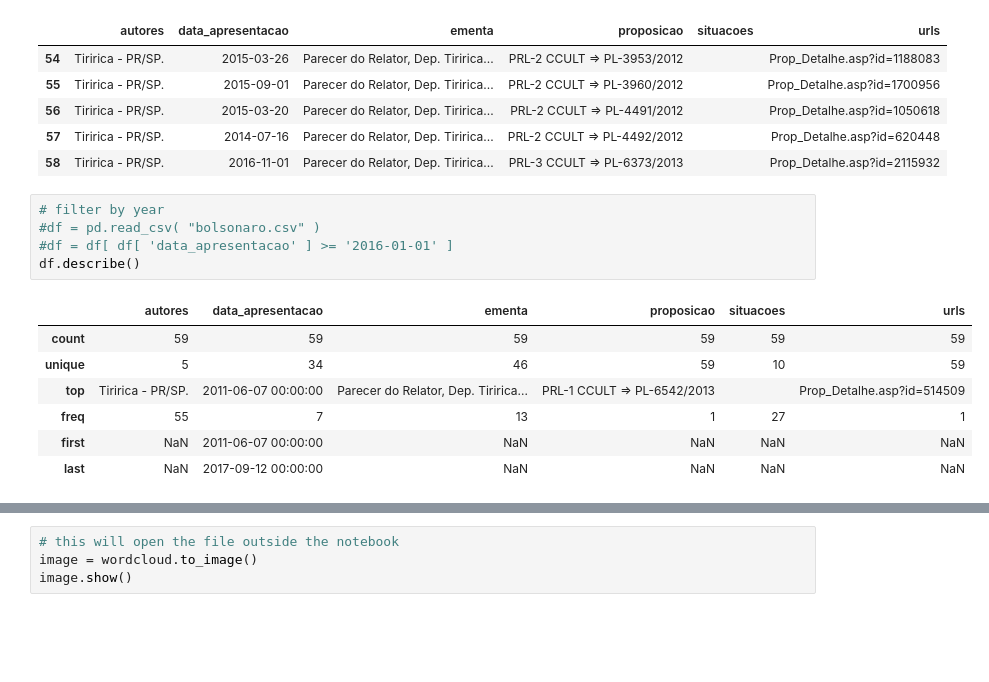
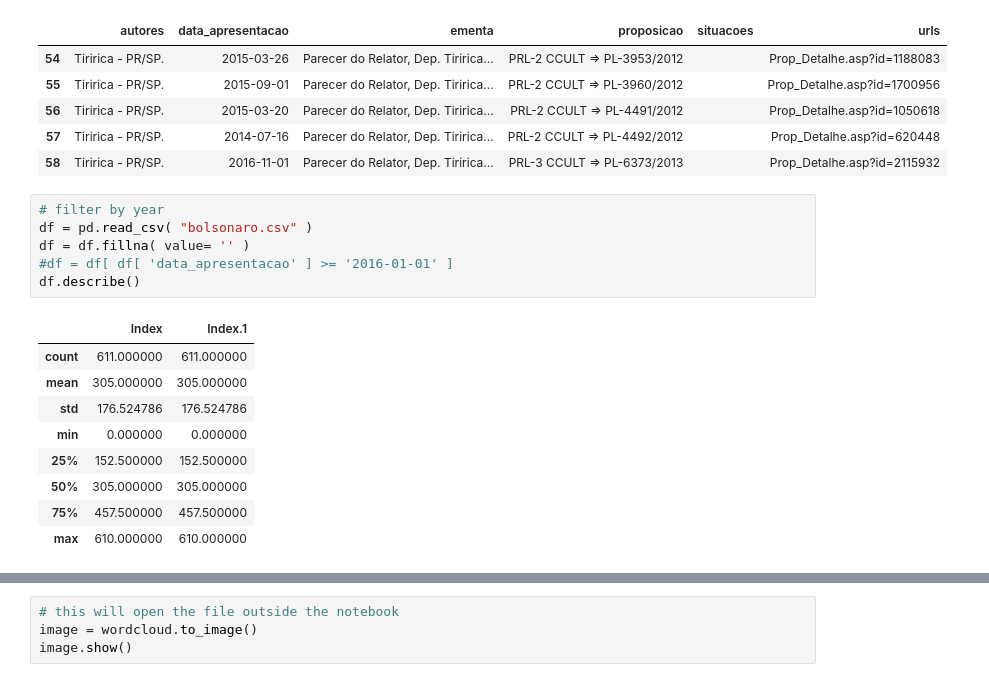
Before and after one commit to Fernando-Fernandez/world-cloud-legislative-proposals-brazil, a Jupyter notebook: Web Scraping - Bolsonaro.ipynb, the cells around one changed output, grey strips where cells are left out. Saved outputs shown, nothing was run; the diff lists cells and outputs as text; blank space fills up the shorter version.

```diff
--- a/Web Scraping - Bolsonaro.ipynb
+++ b/Web Scraping - Bolsonaro.ipynb
@@ -97,17 +97,20 @@ df.tail()
 | 58 | Tiririca - PR/SP. | 2016-11-01 | Parecer do Relator, Dep. Tiririca... | PRL-3 CCULT => PL-6373/2013 |  | Prop_Detalhe.asp?id=2115932 |
 # %%
 # filter by year
-#df = pd.read_csv( "bolsonaro.csv" )
+df = pd.read_csv( "bolsonaro.csv" )
+df = df.fillna( value= '' )
 #df = df[ df[ 'data_apresentacao' ] >= '2016-01-01' ]
 df.describe()
 # %% [output]
-|  | autores | data_apresentacao | ementa | proposicao | situacoes | urls |
-| count | 59 | 59 | 59 | 59 | 59 | 59 |
-| unique | 5 | 34 | 46 | 59 | 10 | 59 |
-| top | Tiririca - PR/SP. | 2011-06-07 00:00:00 | Parecer do Relator, Dep. Tiririca... | PRL-1 CCULT => PL-6542/2013 |  | Prop_Detalhe.asp?id=514509 |
-| freq | 55 | 7 | 13 | 1 | 27 | 1 |
-| first | NaN | 2011-06-07 00:00:00 | NaN | NaN | NaN | NaN |
-| last | NaN | 2017-09-12 00:00:00 | NaN | NaN | NaN | NaN |
+|  | Index | Index.1 |
+| count | 611.000000 | 611.000000 |
+| mean | 305.000000 | 305.000000 |
+| std | 176.524786 | 176.524786 |
+| min | 0.000000 | 0.000000 |
+| 25% | 152.500000 | 152.500000 |
+| 50% | 305.000000 | 305.000000 |
+| 75% | 457.500000 | 457.500000 |
+| max | 610.000000 | 610.000000 |
 # %%
 from sklearn.feature_extraction.text import CountVectorizer
 import numpy as np
```
Also changed, not shown: parts of 2 cells of this notebook.
